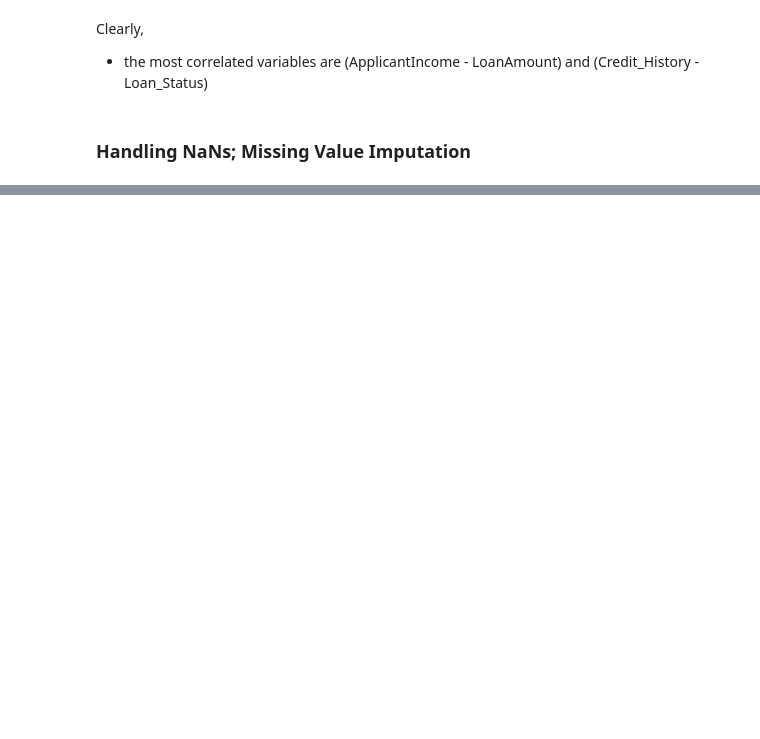
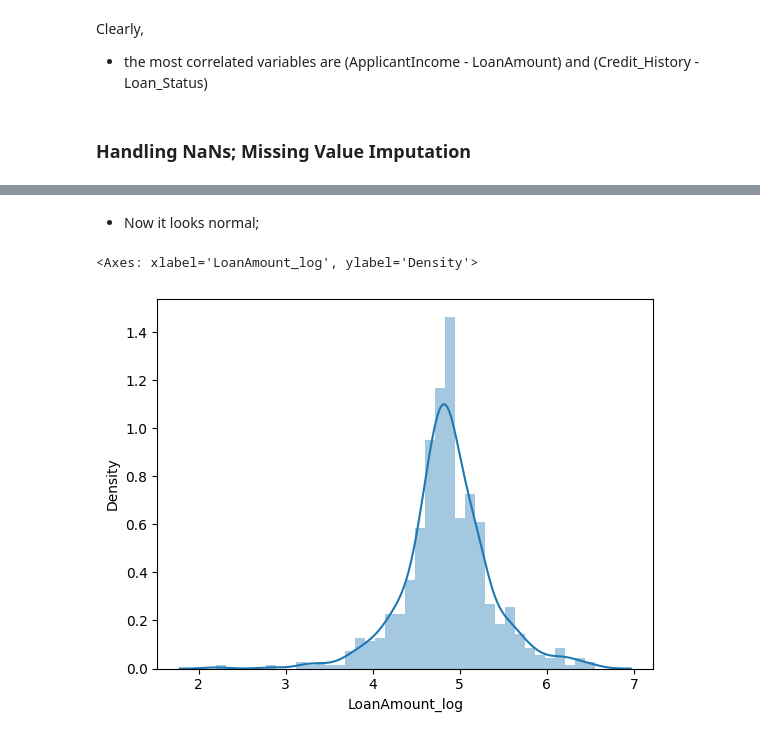
Before and after one commit to bhavbooks/Loan-Approval-Prediction-System, a Jupyter notebook: main.ipynb, the cells around one changed output, grey strips where cells are left out. Saved outputs shown, nothing was run; the diff lists cells and outputs as text; code cells hidden in the pictures; blank space fills up the shorter version.

```diff
--- a/main.ipynb
+++ b/main.ipynb
@@ -750,0 +917,7 @@ Clearly,
+# %% [markdown]
+- Now it looks  normal;
+# %%
+sns.distplot(train["LoanAmount_log"])
+# %% [output]
+<Axes: xlabel='LoanAmount_log', ylabel='Density'>
+[figure, added]
```
Also changed, not shown: parts of 32 cells of this notebook, 1 other file.
